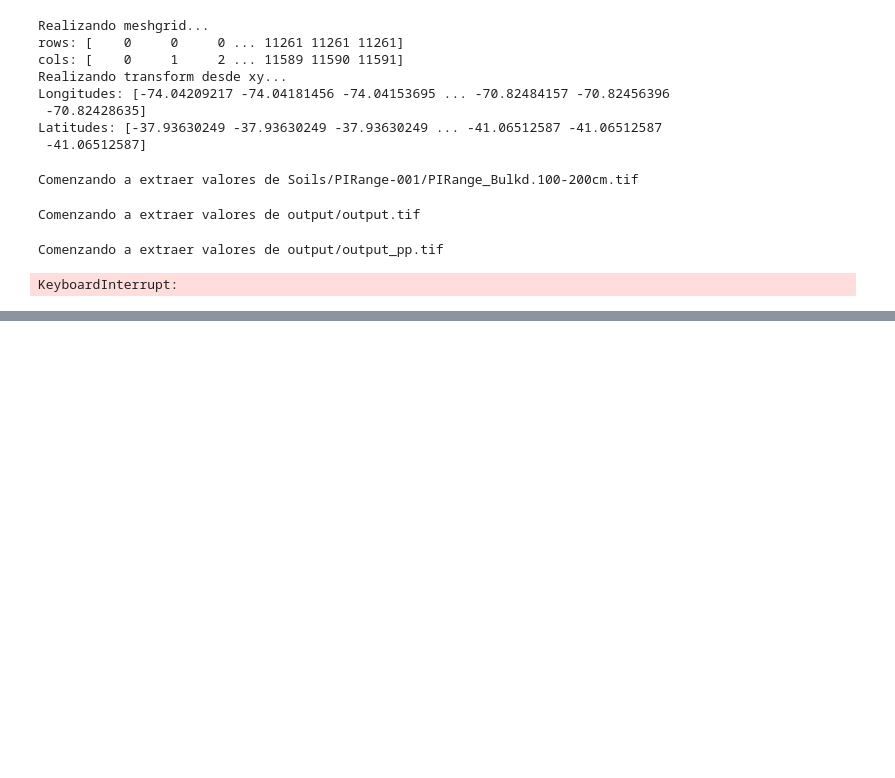
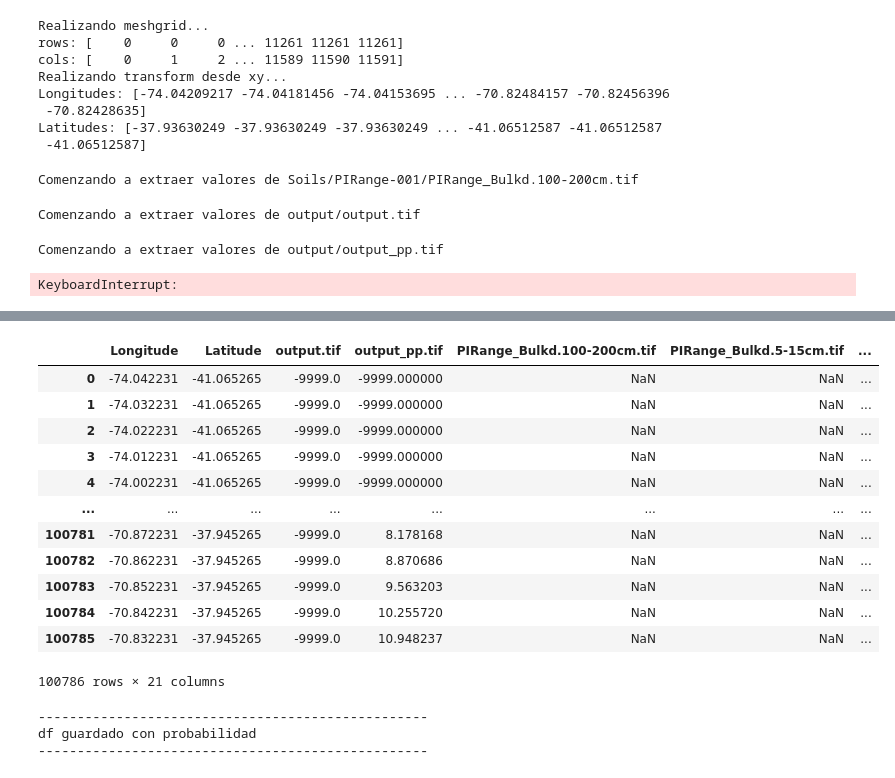
Before and after one commit to ManuelLabbe/LandSlide_Guardian, a Jupyter notebook: incursion.ipynb, the cells around one changed output, grey strips where cells are left out. Saved outputs shown, nothing was run; the diff lists cells and outputs as text; code cells hidden in the pictures; blank space fills up the shorter version.

```diff
--- a/incursion.ipynb
+++ b/incursion.ipynb
@@ -955,0 +1026,6 @@ def proba_to_tif(df: pd.Dataframe, reference_tif: str, path_output: str):
+# %%
+from model_raster import tif_to_dataframe_with_window_parallel
+reference_tif = 'output/tif/output_pp.tif'
+tif_paths = []
+#df_slope_PP = tif_to_dataframe_with_window_parallel(reference_tif, tif_paths)
+#save_df_to_csv(df_slope_PP, 'model_features_df_slope_PP.csv')
@@ -955,0 +1085,7 @@ def proba_to_tif(df: pd.Dataframe, reference_tif: str, path_output: str):
+# %%
+from model_raster import *
+path_model = 'models/catboost_model_random_search.pkl'
+model, features = load_models_and_features(path_model)
+path_files = data_from_features_model(features=features)
+path_files = ['Soils/' + path for path in path_files]
+vals = fast_extract_raster_values(reference_tif, path_files)
@@ -955,0 +1101,41 @@ def proba_to_tif(df: pd.Dataframe, reference_tif: str, path_output: str):
+# %%
+vals
+# %% [output]
+|  | Longitude | Latitude | output.tif | output_pp.tif | PIRange_Bulkd.100-200cm.tif | PIRange_Bulkd.5-15cm.tif | ... |
+| 0 | -74.042231 | -41.065265 | -9999.0 | -9999.000000 | NaN | NaN | ... |
+| 1 | -74.032231 | -41.065265 | -9999.0 | -9999.000000 | NaN | NaN | ... |
+| 2 | -74.022231 | -41.065265 | -9999.0 | -9999.000000 | NaN | NaN | ... |
+| 3 | -74.012231 | -41.065265 | -9999.0 | -9999.000000 | NaN | NaN | ... |
+| 4 | -74.002231 | -41.065265 | -9999.0 | -9999.000000 | NaN | NaN | ... |
+| ... | ... | ... | ... | ... | ... | ... | ... |
+| 100781 | -70.872231 | -37.945265 | -9999.0 | 8.178168 | NaN | NaN | ... |
+| 100782 | -70.862231 | -37.945265 | -9999.0 | 8.870686 | NaN | NaN | ... |
+| 100783 | -70.852231 | -37.945265 | -9999.0 | 9.563203 | NaN | NaN | ... |
+| 100784 | -70.842231 | -37.945265 | -9999.0 | 10.255720 | NaN | NaN | ... |
+| 100785 | -70.832231 | -37.945265 | -9999.0 | 10.948237 | NaN | NaN | ... |
+100786 rows × 21 columns
+# %%
+import numpy as np
+df = vals
+df = df.rename(columns={
+    'output.tif': 'slope',
+    'output_pp.tif': 'PP'
+})
+n_samples = len(df)
+random_values = np.random.normal(loc=0.45, scale=0.1, size=n_samples)
+df.insert(2, 'valor_humedad_suelo1', random_values)
+df['slope'] = df['slope'].replace(-9999, np.nan)
+df['PP'] = df['PP'].replace(-9999, np.nan)
+df = df.fillna(df.mean())
+proba = df_in_model_to_proba(df , model)
+df = proba_in_df(df, proba)
+df_output = 'output/csv/model_latlon_method_w_proba.csv'
+save_df_to_csv(df = df, path = df_output)
+# df con probabilidad guardado en /output/csv/model_data_features.csv
+print('-'*50)
+print('df guardado con probabilidad')
+print('-'*50)
+# %% [output]
+--------------------------------------------------
+df guardado con probabilidad
+--------------------------------------------------
```
Also changed, not shown: parts of 16 cells of this notebook.
